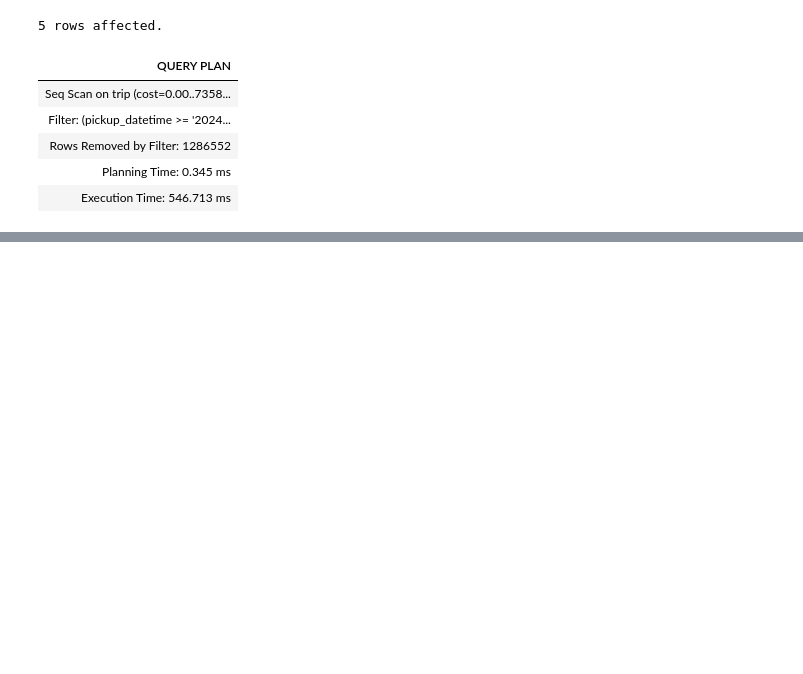
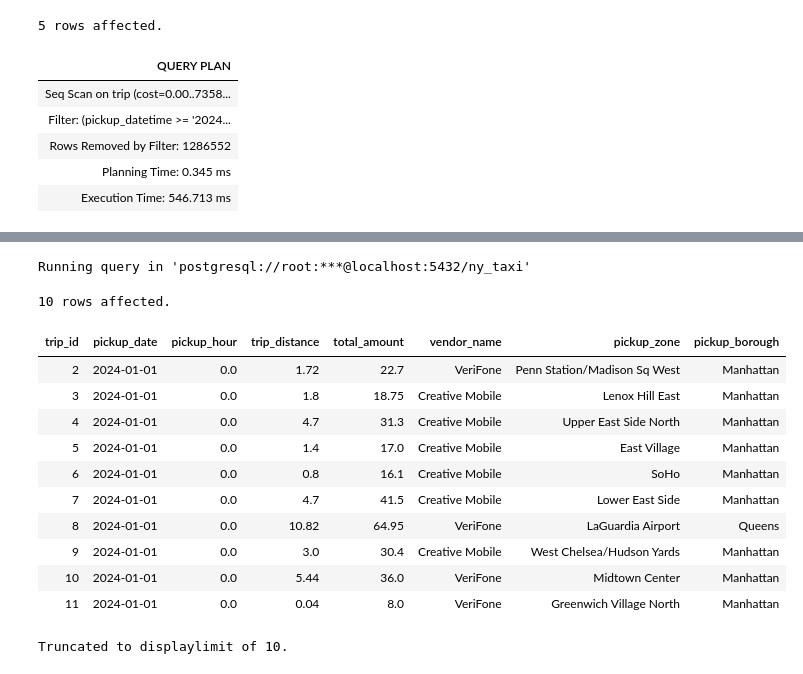
Before and after one commit to erikalls18/data-engineering-roadmap-2026, a Jupyter notebook: nivel-0/Lab_Nivel0.ipynb, the cells around one changed output, grey strips where cells are left out. Drawn from its saved outputs; the diff is of its cells as text; code cells hidden in the pictures; blank space fills up the shorter version.

```diff
--- a/nivel-0/Lab_Nivel0.ipynb
+++ b/nivel-0/Lab_Nivel0.ipynb
@@ -197,0 +332,19 @@ Running query in 'postgresql://root:***@localhost:5432/ny_taxi'
+# %%
+%%sql
+SELECT * FROM curated.vw_trip_denorm
+LIMIT 10
+# %% [output]
+Running query in 'postgresql://root:***@localhost:5432/ny_taxi'
+10 rows affected.
+| trip_id | pickup_date | pickup_hour | trip_distance | total_amount | vendor_name | pickup_zone | pickup_borough |
+| 2 | 2024-01-01 | 0.0 | 1.72 | 22.7 | VeriFone | Penn Station/Madison Sq West | Manhattan |
+| 3 | 2024-01-01 | 0.0 | 1.8 | 18.75 | Creative Mobile | Lenox Hill East | Manhattan |
+| 4 | 2024-01-01 | 0.0 | 4.7 | 31.3 | Creative Mobile | Upper East Side North | Manhattan |
+| 5 | 2024-01-01 | 0.0 | 1.4 | 17.0 | Creative Mobile | East Village | Manhattan |
+| 6 | 2024-01-01 | 0.0 | 0.8 | 16.1 | Creative Mobile | SoHo | Manhattan |
+| 7 | 2024-01-01 | 0.0 | 4.7 | 41.5 | Creative Mobile | Lower East Side | Manhattan |
+| 8 | 2024-01-01 | 0.0 | 10.82 | 64.95 | VeriFone | LaGuardia Airport | Queens |
+| 9 | 2024-01-01 | 0.0 | 3.0 | 30.4 | Creative Mobile | West Chelsea/Hudson Yards | Manhattan |
+| 10 | 2024-01-01 | 0.0 | 5.44 | 36.0 | VeriFone | Midtown Center | Manhattan |
+| 11 | 2024-01-01 | 0.0 | 0.04 | 8.0 | VeriFone | Greenwich Village North | Manhattan |
+Truncated to displaylimit of 10.
```
Also changed, not shown: parts of 12 cells of this notebook.
